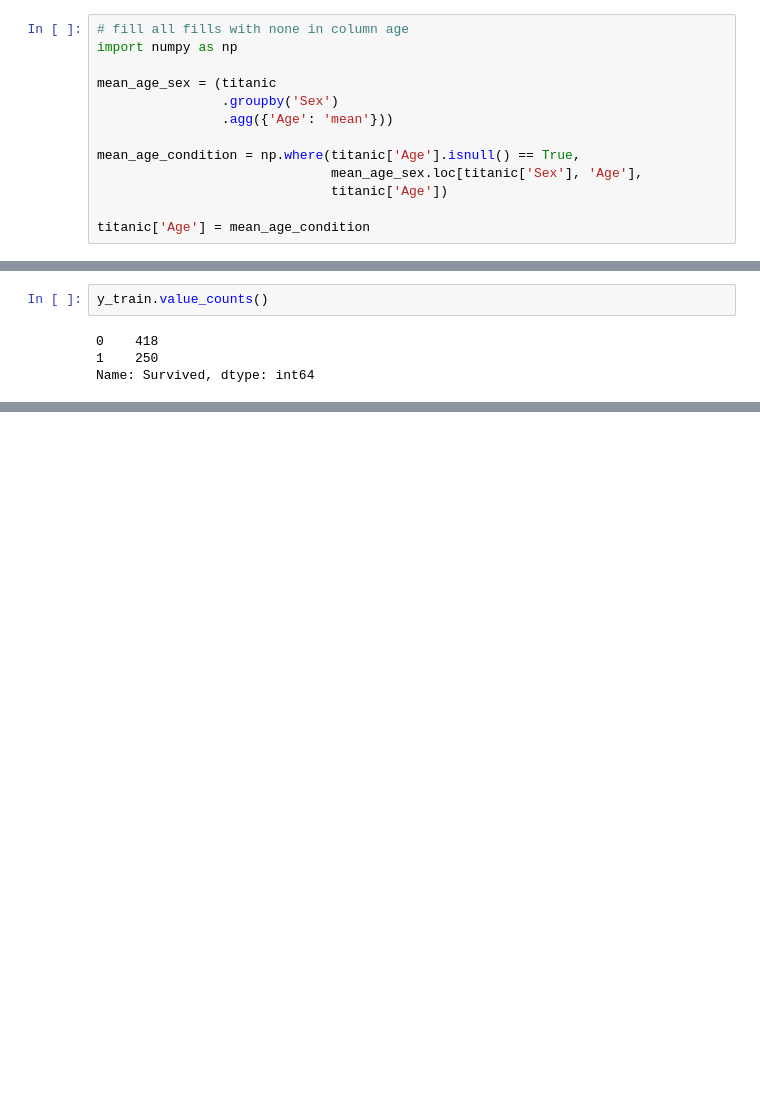
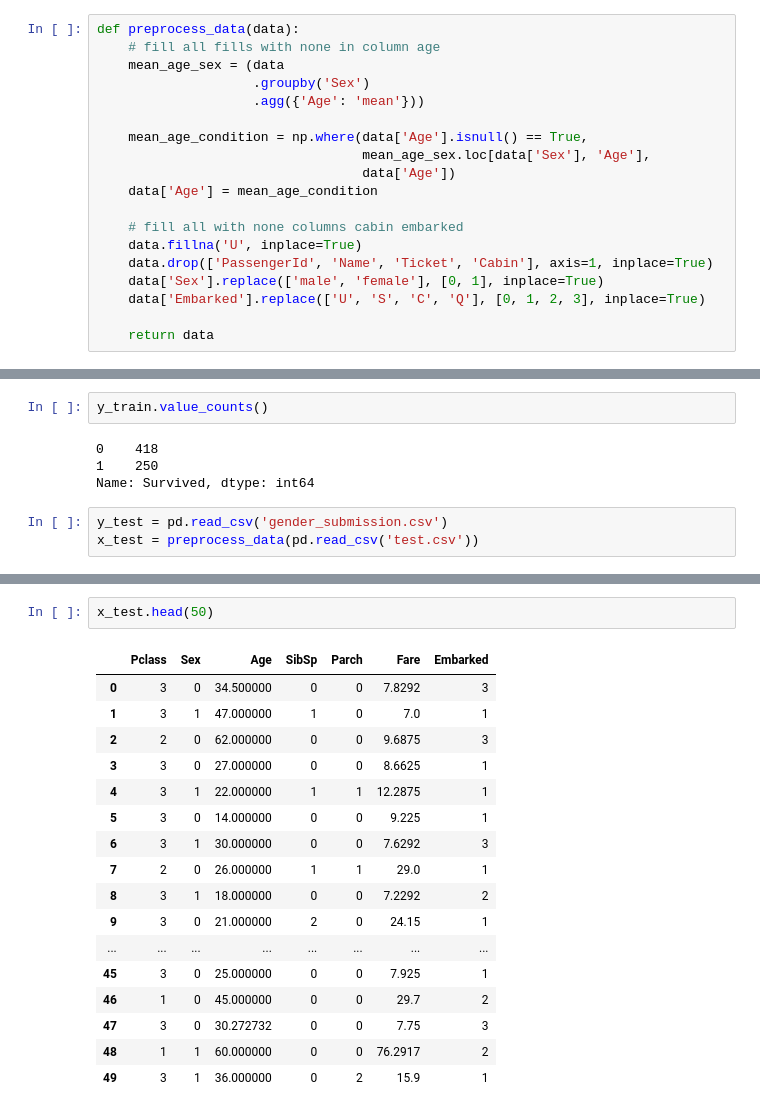
Before and after one commit to Stynic/train_ml_math, a Jupyter notebook: ml/low_level/module_6/notebook_6.ipynb, the cells around one changed output, grey strips where cells are left out. Saved outputs shown, nothing was run; the diff lists cells and outputs as text; blank space fills up the shorter version.

```diff
--- a/ml/low_level/module_6/notebook_6.ipynb
+++ b/ml/low_level/module_6/notebook_6.ipynb
@@ -66,15 +78,21 @@ Index(['PassengerId', 'Survived', 'Pclass', 'Name', 'Sex', 'Age', 'SibSp',
        'Parch', 'Ticket', 'Fare', 'Cabin', 'Embarked'],
       dtype='object')
 # %%
-# fill all fills with none in column age
-import numpy as np
+def preprocess_data(data):
+    # fill all fills with none in column age
+    mean_age_sex = (data
+                    .groupby('Sex')
+                    .agg({'Age': 'mean'}))
 
-mean_age_sex = (titanic
-                .groupby('Sex')
-                .agg({'Age': 'mean'}))
+    mean_age_condition = np.where(data['Age'].isnull() == True,
+                                  mean_age_sex.loc[data['Sex'], 'Age'],
+                                  data['Age'])
+    data['Age'] = mean_age_condition
 
-mean_age_condition = np.where(titanic['Age'].isnull() == True,
-                              mean_age_sex.loc[titanic['Sex'], 'Age'],
-                              titanic['Age'])
+    # fill all with none columns cabin embarked
+    data.fillna('U', inplace=True)
+    data.drop(['PassengerId', 'Name', 'Ticket', 'Cabin'], axis=1, inplace=True)
+    data['Sex'].replace(['male', 'female'], [0, 1], inplace=True)
+    data['Embarked'].replace(['U', 'S', 'C', 'Q'], [0, 1, 2, 3], inplace=True)
 
-titanic['Age'] = mean_age_condition
+    return data
@@ -150,3 +113,6 @@ y_train.value_counts()
 0    418
 1    250
 Name: Survived, dtype: int64
+# %%
+y_test = pd.read_csv('gender_submission.csv')
+x_test = preprocess_data(pd.read_csv('test.csv'))
@@ -152,0 +152,20 @@ Name: Survived, dtype: int64
+# %%
+x_test.head(50)
+# %% [output]
+|  | Pclass | Sex | Age | SibSp | Parch | Fare | Embarked |
+| 0 | 3 | 0 | 34.500000 | 0 | 0 | 7.8292 | 3 |
+| 1 | 3 | 1 | 47.000000 | 1 | 0 | 7.0 | 1 |
+| 2 | 2 | 0 | 62.000000 | 0 | 0 | 9.6875 | 3 |
+| 3 | 3 | 0 | 27.000000 | 0 | 0 | 8.6625 | 1 |
+| 4 | 3 | 1 | 22.000000 | 1 | 1 | 12.2875 | 1 |
+| 5 | 3 | 0 | 14.000000 | 0 | 0 | 9.225 | 1 |
+| 6 | 3 | 1 | 30.000000 | 0 | 0 | 7.6292 | 3 |
+| 7 | 2 | 0 | 26.000000 | 1 | 1 | 29.0 | 1 |
+| 8 | 3 | 1 | 18.000000 | 0 | 0 | 7.2292 | 2 |
+| 9 | 3 | 0 | 21.000000 | 2 | 0 | 24.15 | 1 |
+| ... | ... | ... | ... | ... | ... | ... | ... |
+| 45 | 3 | 0 | 25.000000 | 0 | 0 | 7.925 | 1 |
+| 46 | 1 | 0 | 45.000000 | 0 | 0 | 29.7 | 2 |
+| 47 | 3 | 0 | 30.272732 | 0 | 0 | 7.75 | 3 |
+| 48 | 1 | 1 | 60.000000 | 0 | 0 | 76.2917 | 2 |
+| 49 | 3 | 1 | 36.000000 | 0 | 2 | 15.9 | 1 |
```
Also changed, not shown: parts of 23 cells of this notebook, 2 other files.
